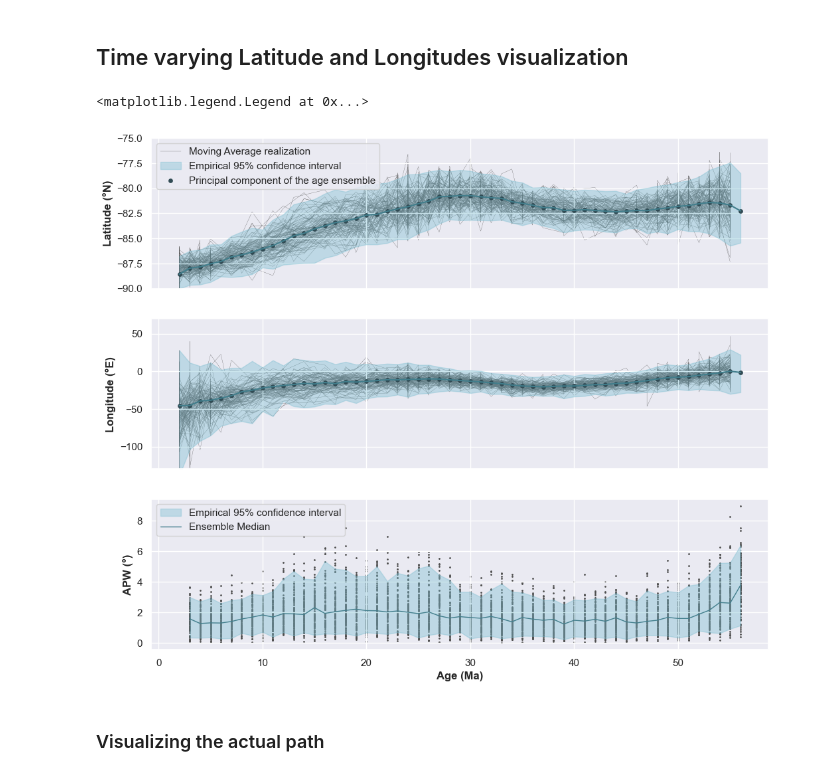
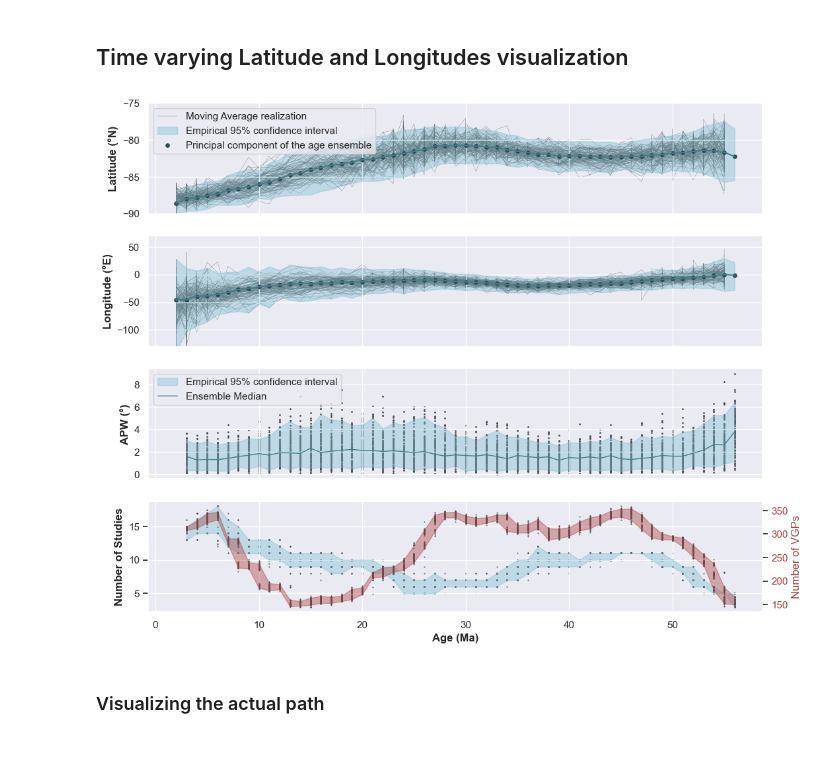
Before and after one commit to PolarWandering/Gallo_etal_2023_APWP_construction, a Jupyter notebook: code/2_MC_uncertainty_propagation.ipynb, the cells around one changed output. Cells and saved outputs as stored; diff of their text form; code cells hidden in the pictures; blank space fills up the shorter version.

Commit message:
added figure 3e in which we plot the number of studies and vgps for within each running window

```diff
--- a/code/2_MC_uncertainty_propagation.ipynb
+++ b/code/2_MC_uncertainty_propagation.ipynb
@@ -316,54 +316,79 @@ ensemble_PC_eff_age = PC(df_RM_ensemble,"effective_age","plat","plon") # set pri
 # # Ensemble's parameters (e.g. Apparent polar wander rate, age difference)
 ensemble_apw_eff = quantiles(df_RM_ensemble,"effective_age","APW_rate") # set quantiles of latitude groupedby age for visualization purposes
 ensemble_apw_ef_ = quantiles(ensemble_rates,"effective_age","APW_rate") # set quantiles of latitude groupedby age for visualization purposes
+
+ensemble_n_studies = quantiles(ensemble_rates,"effective_age","n_studies")
+ensemble_n_vgps = quantiles(ensemble_rates,"effective_age","N")
 # %% [markdown]
 ## Time varying Latitude and Longitudes visualization
 # %%
 sns.reset_orig
 sns.set_theme(style="darkgrid")
 # sns.set_theme(style="white", palette=None)
-fig, axes = plt.subplots(3, 1, figsize=(12,10), sharex=True)
+fig, axes = plt.subplots(4, 1, figsize=(12,10), sharex=True)
 
 # Set Axis Labels
 axes[0].set_ylabel(r'Latitude (°N)', fontweight ='bold', fontsize = 12)
 axes[1].set_ylabel(r'Longitude (°E)', fontweight ='bold', fontsize = 12)
 axes[2].set_ylabel(r'APW (°)', fontweight ='bold', fontsize = 12)
-axes[2].set_xlabel(r'Age (Ma)', fontweight ='bold', fontsize = 12)
+axes[3].set_ylabel(r'Number of Studies', fontweight ='bold', fontsize = 12)
+axes[3].set_xlabel(r'Age (Ma)', fontweight ='bold', fontsize = 12)
 
 # plot 50 runs to save computational cost and very dense graphics
 df_RM_ensemble_50 = df_RM_ensemble[df_RM_ensemble['run'].isin(range(0,100))]
 
 # LATITUDES
 for run, df_run in df_RM_ensemble_50.groupby('run'):
     axes[0].plot(df_run.effective_age.tolist(), df_run.plat.tolist(), color="#4F4F4F", zorder =0, linewidth=0.2)
+    # print(len(np.unique(df_run.effective_age.tolist())),len(df_run.plat[np.unique(df_run.effective_age.tolist(),return_index=True)[1]]))
+    # axes[0].plot(np.unique(df_run.effective_age.tolist()),df_run.plat[np.unique(df_run.effective_age.tolist(),return_index=True)[1]], color="#4F4F4F", zorder =0, linewidth=0.2)
+
 axes[0].plot(df_run.effective_age.tolist(), df_run.plat.tolist(), color="#4F4F4F", zorder =0, linewidth=0.2, label = 'Moving Average realization')
 axes[0].fill_between(ensemble_PC_eff_age.X, ensemble_PC_eff_age.Lat_Lon_bounds(quantile)[2], ensemble_PC_eff_age.Lat_Lon_bounds(quantile)[3], color= "#7DBFD2", alpha=.40, zorder =1, label=f"Empirical {quantile}% confidence interval")
 axes[0].scatter(ensemble_PC_eff_age.X, ensemble_PC_eff_age.PC(quantile)[1],color="#314B54", s = 15,  label = 'Principal component of the age ensemble')
 axes[0].plot(ensemble_PC_eff_age.X, ensemble_PC_eff_age.PC(quantile)[1],color="#427E8C")
 
 # LONGITUDES
 for run, df_run in df_RM_ensemble_50.groupby('run'):
     axes[1].plot(df_run.effective_age.tolist(), df_run.plon.tolist(), color="#4F4F4F", zorder =0, linewidth=0.2)
 axes[1].plot(df_run.effective_age.tolist(), df_run.plon.tolist(), color="#4F4F4F", zorder =0, linewidth=0.2, label = 'Moving Average realization')
 axes[1].fill_between(ensemble_PC_eff_age.X, ensemble_PC_eff_age.Lat_Lon_bounds(quantile)[0], ensemble_PC_eff_age.Lat_Lon_bounds(quantile)[1], color= "#7DBFD2", alpha=.40, zorder =1, label=f"Empirical {quantile}% confidence interval")
 axes[1].scatter(ensemble_PC_eff_age.X, ensemble_PC_eff_age.PC(quantile)[0],color="#314B54", s = 15,  label = 'Principal component of the age ensemble')
 axes[1].plot(ensemble_PC_eff_age.X, ensemble_PC_eff_age.PC(quantile)[0],color="#427E8C")
 
 # red = ##7F4141
 for run, df_run in ensemble_rates.groupby('run'):
     axes[2].scatter(df_run.effective_age.to_numpy()[df_run.effective_age.to_numpy() > 2], df_run.APW_rate.to_numpy()[df_run.effective_age.to_numpy() > 2], color="#4F4F4F", zorder =0, s=1)
 axes[2].fill_between(np.sort(ensemble_apw_ef_ .X)[1:], ensemble_apw_ef_ .q5[1:],ensemble_apw_ef_ .q95[1:], color= "#7DBFD2", alpha=.40, zorder =1, label=f"Empirical {quantile}% confidence interval")
 axes[2].plot(np.sort(ensemble_apw_ef_ .X), ensemble_apw_ef_ .q50,color="#427E8C", zorder =3, linewidth=1, label="Ensemble Median")
 
+
+
+
+
+for run, df_run in ensemble_rates.groupby('run'):
+    axes[3].scatter(df_run.effective_age.to_numpy()[df_run.effective_age.to_numpy() > 2], df_run.n_studies.to_numpy()[df_run.effective_age.to_numpy() > 2], color="#4F4F4F",  zorder =0, s=0.2)
+axes[3].fill_between(np.sort(ensemble_n_studies.X)[1:], ensemble_n_studies.q5[1:],ensemble_n_studies.q95[1:], color= "#7DBFD2", alpha=.40, zorder =1, label=f"Empirical {quantile}% confidence interval")
+
+ax2 = axes[3].twinx()  # instantiate a second axes that shares the same x-axis
+
+for run, df_run in ensemble_rates.groupby('run'):
+    ax2.scatter(df_run.effective_age.to_numpy()[df_run.effective_age.to_numpy() > 2], df_run.N.to_numpy()[df_run.effective_age.to_numpy() > 2], color="#4F4F4F",  zorder =0, s=0.2)
+ax2.fill_between(np.sort(ensemble_n_vgps.X)[1:], ensemble_n_vgps.q5[1:],ensemble_n_vgps.q95[1:], color= "#ac3d3d", alpha=.40, zorder =1, label=f"Empirical {quantile}% confidence interval")
+ax2.set_ylabel('Number of VGPs', color="#ac3d3d")
+ax2.tick_params(axis='y', labelcolor="#ac3d3d")
+ax2.grid(False)
+# axes[3]
+
+
 axes[0].set_ylim(-90,-75)
 axes[1].set_ylim(-130,70)
 # axes[2].set_ylim(0,6.5)
 axes[0].legend(loc="upper left")
 axes[2].legend(loc="upper left")
 # plt.savefig(os.path.join(current_path, '..') + '/figures/3/ensemble.svg', dpi =600, bbox_inches='tight')
 # %% [output]
-<matplotlib.legend.Legend at 0x...>
-[figure, old version]
+[figure, new version]
 # %% [markdown]
 ### Visualizing the actual path
 # %%
```
Also changed, not shown: parts of 1 cell of this notebook.
